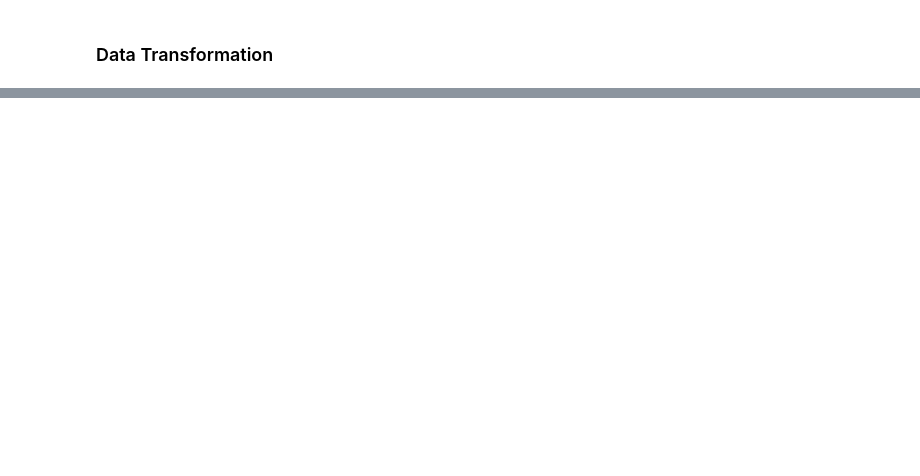
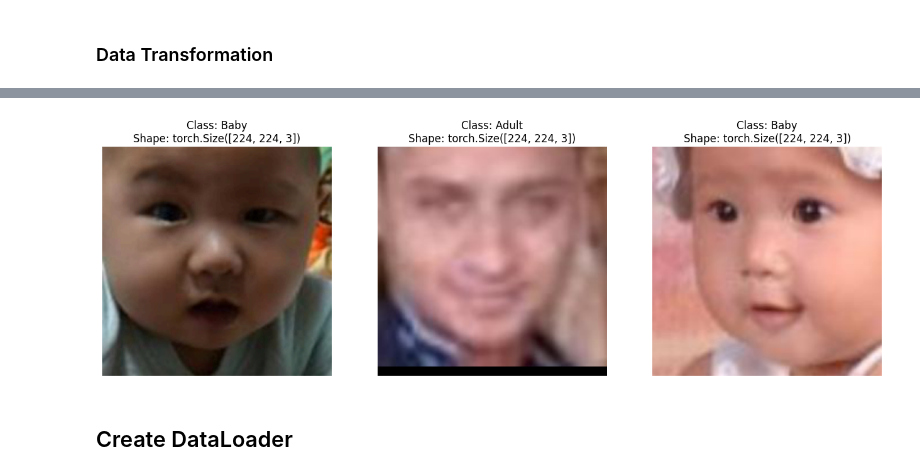
Before and after one commit to fatimagulomova/iu-projects, a Jupyter notebook: DLBAIPEAI/age-gender-expression-recognizer.ipynb, the cells around one changed output, grey strips where cells are left out. Cells and saved outputs as stored; diff of their text form; code cells hidden in the pictures; blank space fills up the shorter version.

```diff
--- a/DLBAIPEAI/age-gender-expression-recognizer.ipynb
+++ b/DLBAIPEAI/age-gender-expression-recognizer.ipynb
@@ -279,0 +354,8 @@ plt.imshow(train_image_tensors[150].permute(1, 2, 0))
+# %%
+# Display random images from the the Custom Dataset
+display_random_images(age_val_dataset, n=3,
+                     classes=age_labels, seed=None)
+# %% [output]
+[figure, added]
+# %% [markdown]
+## Create DataLoader
```
Also changed, not shown: parts of 31 cells of this notebook.
